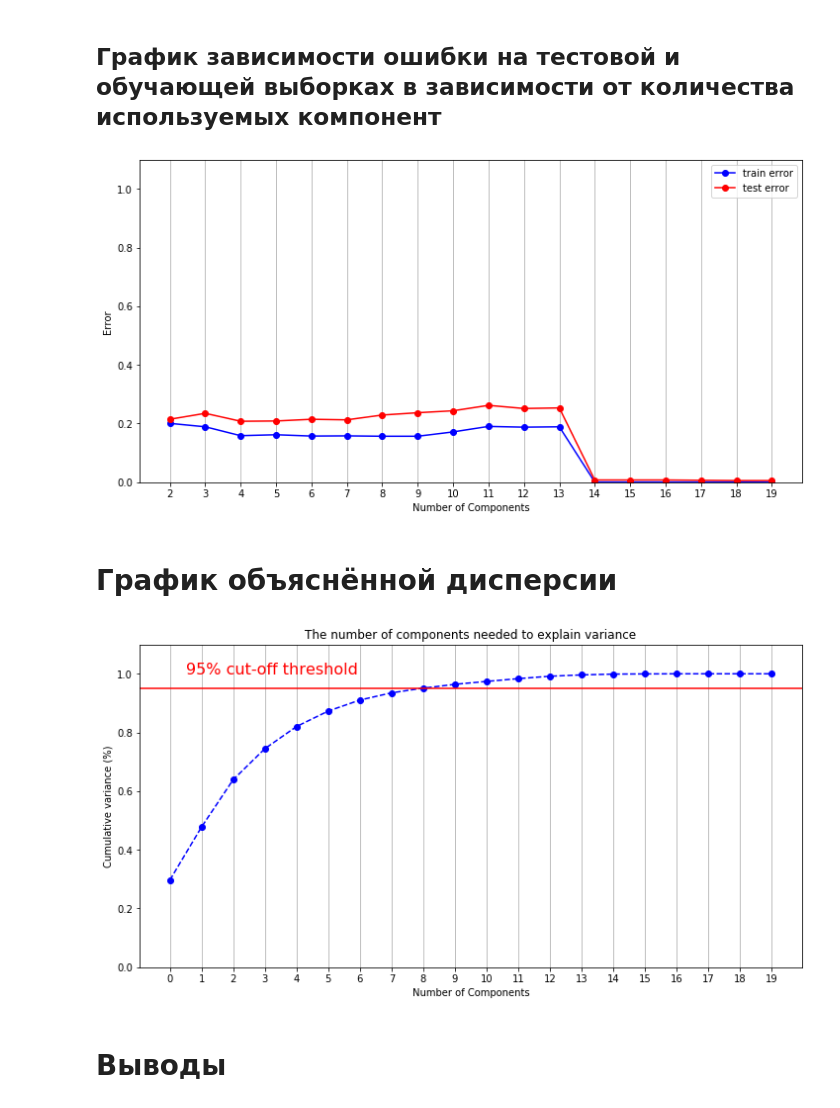
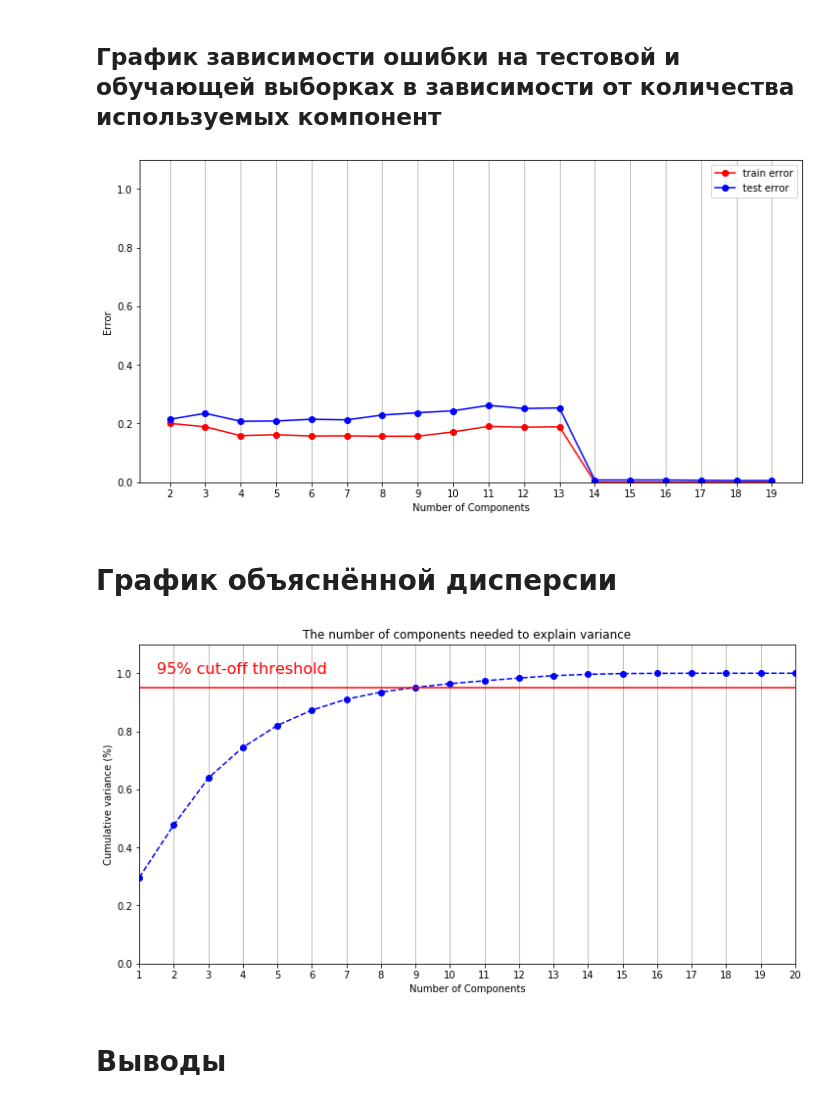
Before and after one commit to weeellz/machinelearning, a Jupyter notebook: seismic-bumps.ipynb, the cells around one changed output. Saved outputs shown, nothing was run; the diff lists cells and outputs as text; code cells hidden in the pictures.

```diff
--- a/seismic-bumps.ipynb
+++ b/seismic-bumps.ipynb
@@ -545,12 +545,13 @@ pca number = 19
 # %% [markdown]
  ## График зависимости ошибки на тестовой и обучающей выборках в зависимости от количества используемых компонент
 # %%
+plt.rcParams["figure.figsize"] = (12,6)
 fig, ax = plt.subplots()
 xi = number_of_pcas
 
 plt.ylim(0.0,1.1)
-plt.plot(xi, train_e, marker='o', color='b', label='train error')
-plt.plot(xi, test_e, marker='o', color='r', label='test error')
+plt.plot(xi, train_e, marker='o', color='r', label='train error')
+plt.plot(xi, test_e, marker='o', color='b', label='test error')
 plt.legend()
 
 plt.xlabel('Number of Components')
@@ -560,32 +561,33 @@ plt.ylabel('Error')
 ax.grid(axis='x')
 plt.show()
 # %% [output]
-[figure, old version]
+[figure, new version]
 # %% [markdown]
 # График объяснённой дисперсии
 # %%
 pca1 = PCA().fit(df)
+
 plt.rcParams["figure.figsize"] = (12,6)
-
 fig, ax = plt.subplots()
-xi = list(range(0,20))
+xi = list(range(1,21))
 y = np.cumsum(pca1.explained_variance_ratio_)
 
 plt.ylim(0.0,1.1)
 plt.plot(xi, y, marker='o', linestyle='--', color='b')
 
 plt.xlabel('Number of Components')
+plt.xlim(1,20)
 plt.xticks(xi) #change from 0-based array index to 1-based human-readable label
 plt.ylabel('Cumulative variance (%)')
 plt.title('The number of components needed to explain variance')
 
 plt.axhline(y=0.95, color='r', linestyle='-')
-plt.text(0.5, 1.0, '95% cut-off threshold', color = 'red', fontsize=16)
+plt.text(1.5, 1.0, '95% cut-off threshold', color = 'red', fontsize=16)
 
 ax.grid(axis='x')
 plt.show()
 # %% [output]
-[figure, old version]
+[figure, new version]
 # %% [markdown]
 # Выводы
 # %% [markdown]
```
Also changed, not shown: parts of 24 cells of this notebook.
